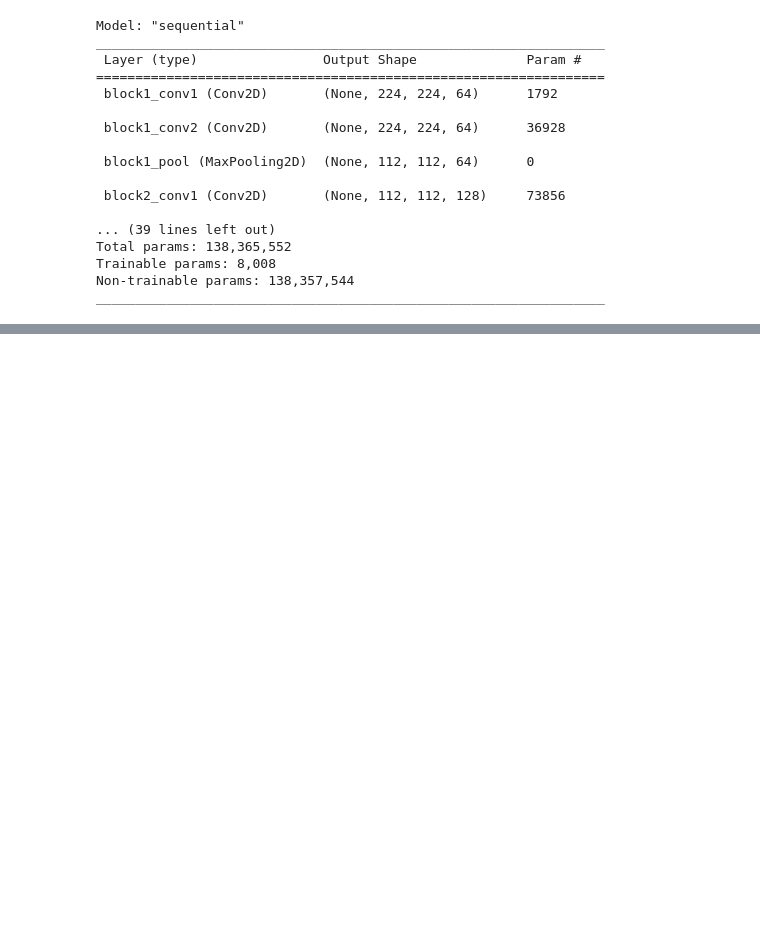
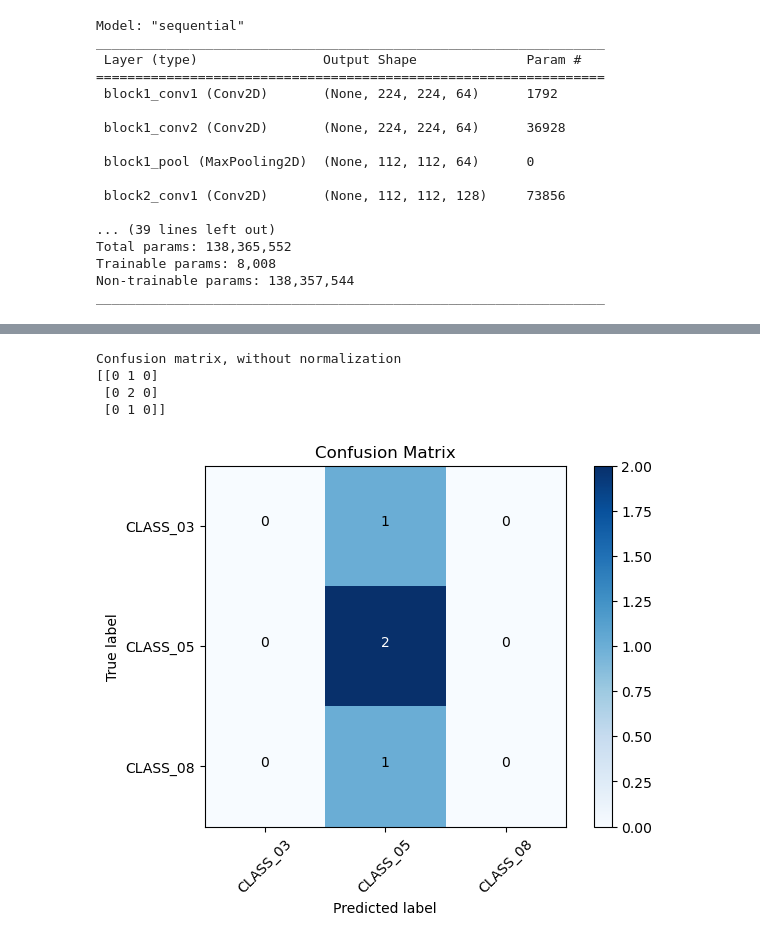
Before and after one commit to msanta-cruz/Practica_Final_MST, a Jupyter notebook: Proyecto_Final_MST.ipynb, the cells around one changed output, grey strips where cells are left out. Cells and saved outputs as stored; diff of their text form; code cells hidden in the pictures; blank space fills up the shorter version.

```diff
--- a/Proyecto_Final_MST.ipynb
+++ b/Proyecto_Final_MST.ipynb
@@ -229,0 +261,28 @@ Epoch 16/20
+# %%
+cm = confusion_matrix(test_labels, predictions)
+# %%
+cm_plot_labels = ['CLASS_01', 'CLASS_02', 'CLASS_03', 'CLASS_04', 'CLASS_05', 'CLASS_06', 'CLASS_07', 'CLASS_08']
+if 0 not in test_labels and 0 not in predictions:
+    cm_plot_labels.remove('CLASS_01')
+if 1 not in test_labels and 1 not in predictions:
+    cm_plot_labels.remove('CLASS_02')
+if 2 not in test_labels and 2 not in predictions:
+    cm_plot_labels.remove('CLASS_03')
+if 3 not in test_labels and 3 not in predictions:
+    cm_plot_labels.remove('CLASS_04')
+if 4 not in test_labels and 4 not in predictions:
+    cm_plot_labels.remove('CLASS_05')
+if 5 not in test_labels and 5 not in predictions:
+    cm_plot_labels.remove('CLASS_06')
+if 6 not in test_labels and 6 not in predictions:
+    cm_plot_labels.remove('CLASS_07')
+if 7 not in test_labels and 7 not in predictions:
+    cm_plot_labels.remove('CLASS_08')
+# %%
+plot_confusion_matrix(cm, cm_plot_labels, title='Confusion Matrix')
+# %% [output]
+Confusion matrix, without normalization
+[[0 1 0]
+ [0 2 0]
+ [0 1 0]]
+[figure, added]
```
Also changed, not shown: parts of 4 cells of this notebook.
